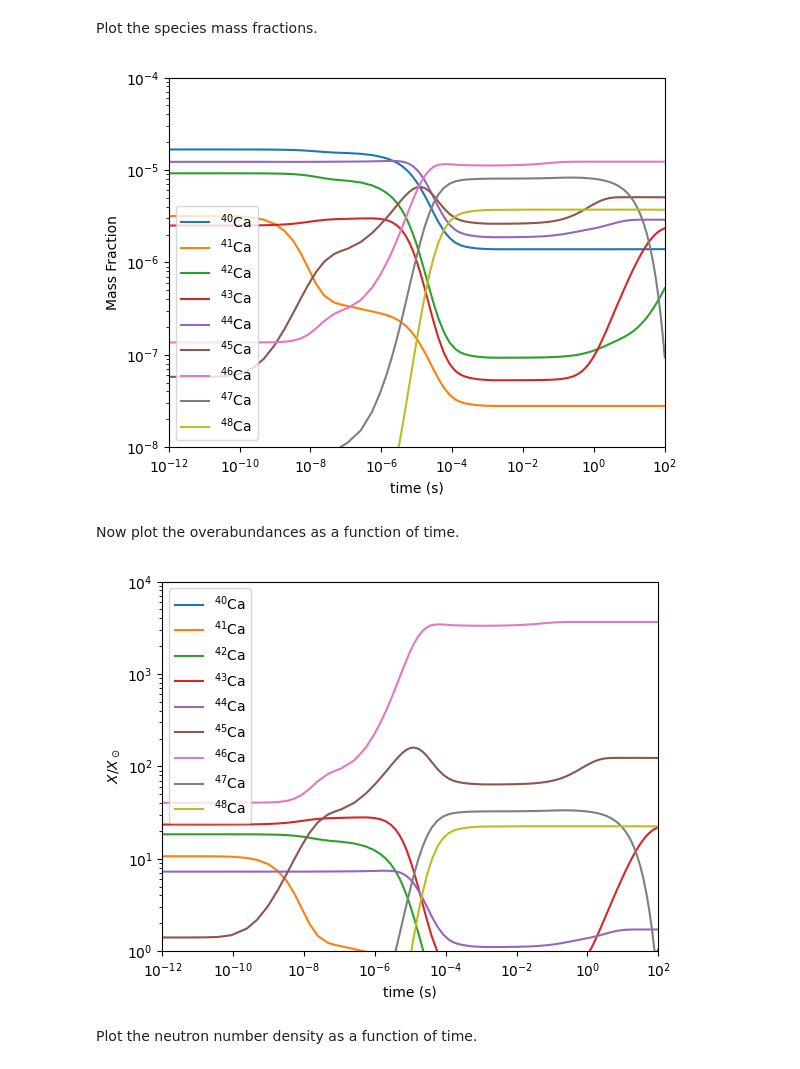
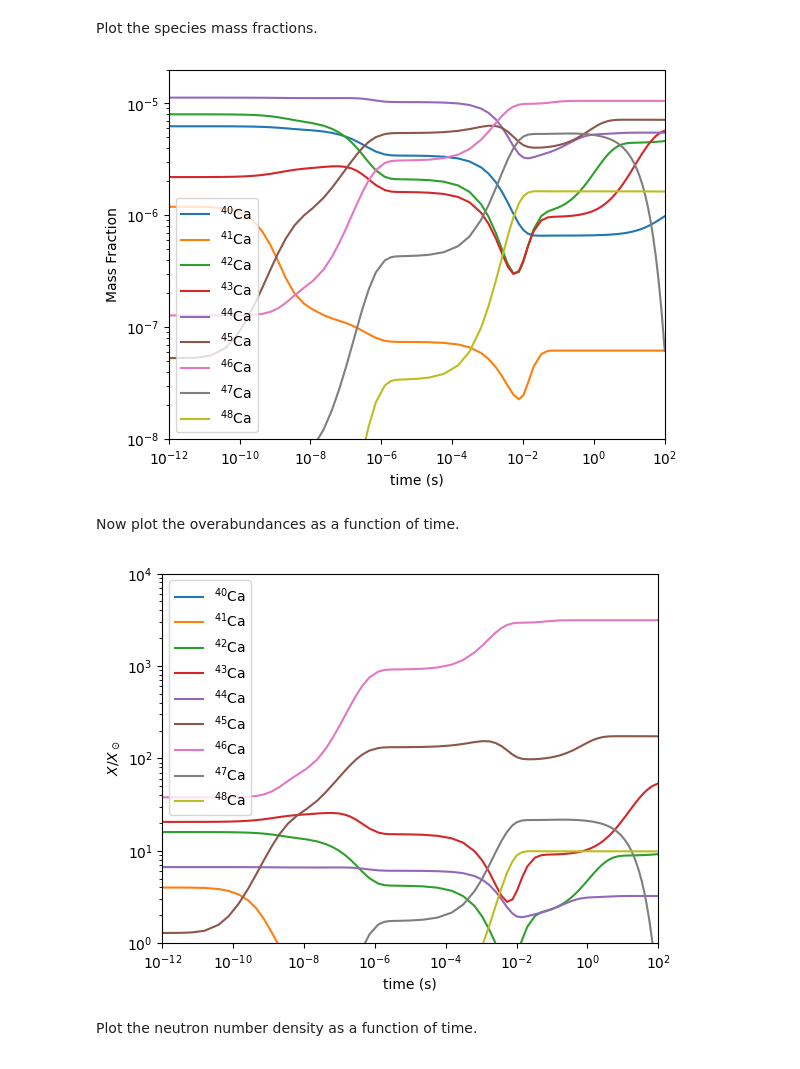
Before and after one commit to mbradle/NRLEE-Nucleosynthesis, a Jupyter notebook: nrlee.ipynb, the cells around one changed output. Cells and saved outputs as stored; diff of their text form; code cells hidden in the pictures.

```diff
--- a/nrlee.ipynb
+++ b/nrlee.ipynb
@@ -344,7 +346,7 @@ This section allows you to explore the nucleosynthesis of individual zones durin
 # %% [markdown]
 Select the zone of interest by choosing the appropriate XML file.  The name of the file gives the initial mass density.
 # %%
-my_file = '6.31e+06.xml'
+my_file = '2.09e+07.xml'
 
 my_xml = wx.Xml(model + '/zones/' + my_file)
 # %% [markdown]
@@ -381,9 +383,9 @@ lnames = my_xml.get_latex_names(species)
 Plot the species mass fractions.
 # %%
 my_xml.plot_mass_fractions_vs_property('time', species, xscale = 'log', yscale = 'log', use_latex_names = True,
-                                      xlim = [1.e-12, 100], ylim = [1.e-8, 1.e-4], xlabel = 'time (s)')
+                                      xlim = [1.e-12, 100], ylim = [1.e-8, 2.e-5], xlabel = 'time (s)')
 # %% [output]
-[figure, old version]
+[figure, new version]
 # %% [markdown]
 Now plot the overabundances as a function of time.
 # %%
@@ -400,7 +402,7 @@ plt.ylabel('$X / X_\\odot$')
 plt.legend()
 plt.show()
 # %% [output]
-[figure, old version]
+[figure, new version]
 # %% [markdown]
 Plot the neutron number density as a function of time.
 # %%
```
Also changed, not shown: parts of 13 cells of this notebook, 1 other file.
